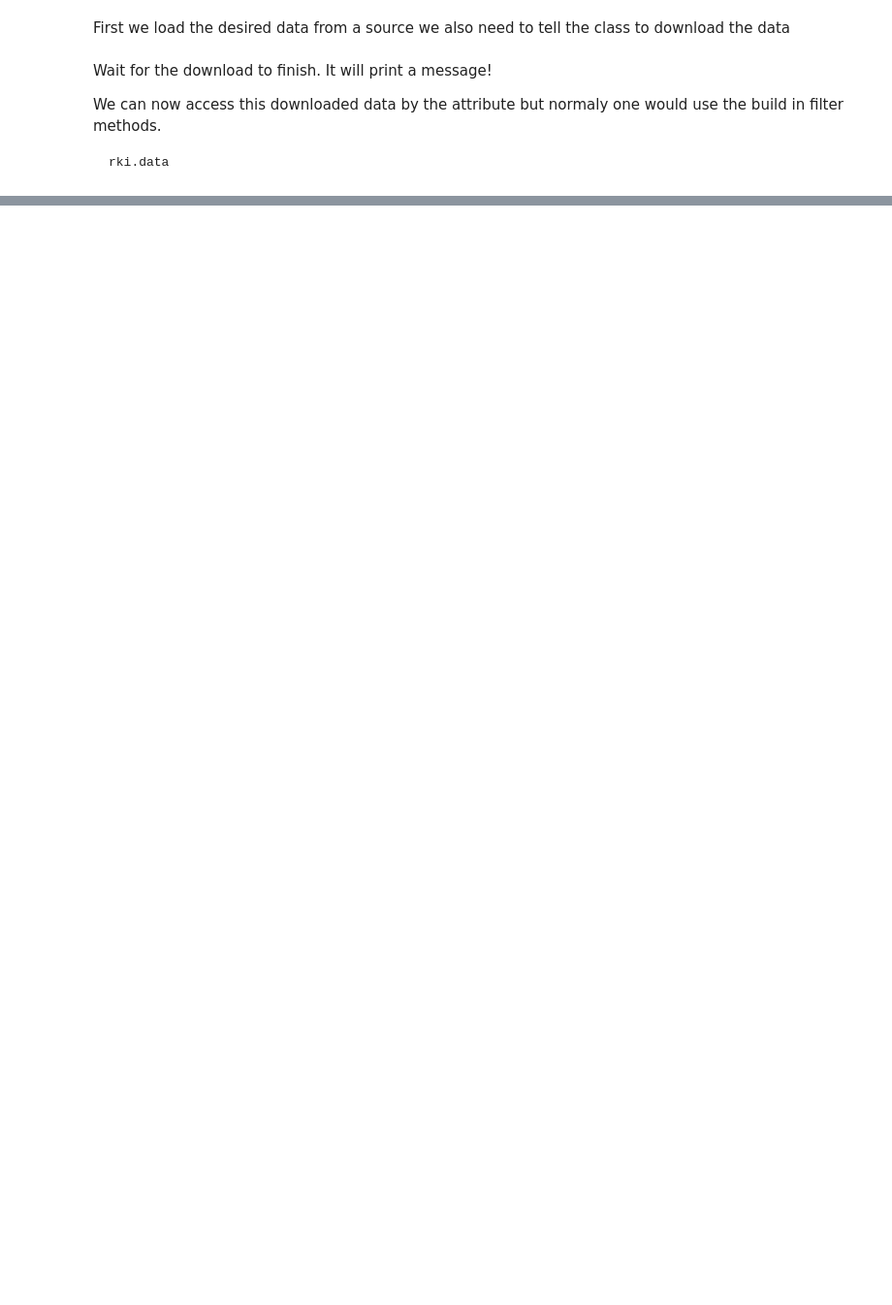
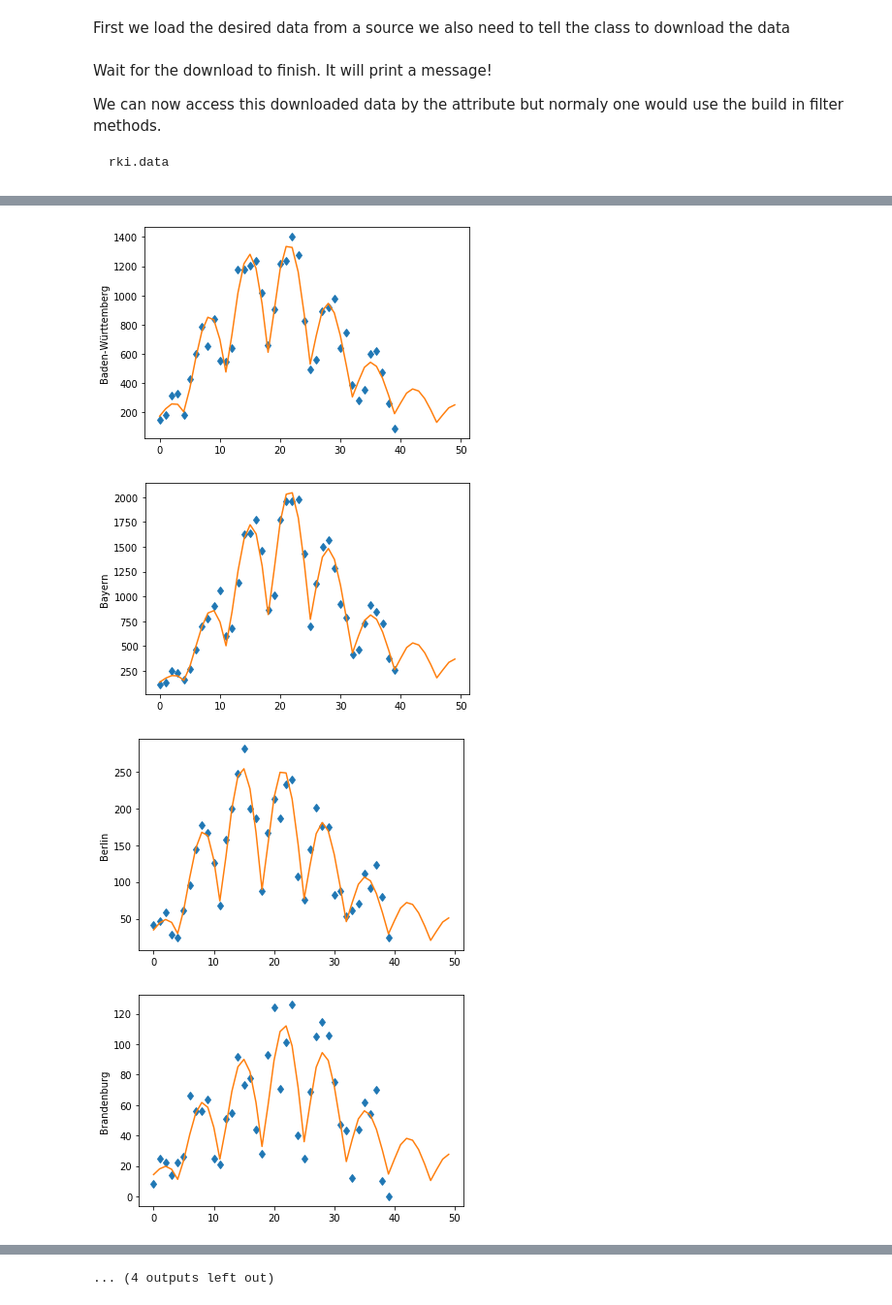
Before and after one commit to Priesemann-Group/covid19_inference, a Jupyter notebook: scripts/example_bundeslaender.ipynb, the cells around one changed output, grey strips where cells are left out. Shown: that part at 97% size. Drawn from its saved outputs; the diff is of its cells as text; code cells hidden in the pictures; blank space fills up the shorter version.

````diff
--- a/scripts/example_bundeslaender.ipynb
+++ b/scripts/example_bundeslaender.ipynb
@@ -31,34 +34,38 @@ We can now access this downloaded data by the attribute but normaly one would us
 rki.data
 ```
 # %%
-df_bundeslaender = rki.filter_all_bundesland('2020-03-10', '2020-04-13')
+df_bundeslaender = rki.filter_all_bundesland('2020-03-10', '2020-04-19')
 new_cases_obs = np.diff(np.array(df_bundeslaender),axis=0)[:,:]
 
 
 date_begin_data = datetime.datetime(2020,3,10)
-date_end_data   = datetime.datetime(2020,3,13)
+date_end_data   = datetime.datetime(2020,4,19)
 diff_data_sim = 16 # should be significantly larger than the expected delay, in
                    # order to always fit the same number of data points.
 num_days_forecast = 10
 
-prior_date_mild_dist_begin =  datetime.datetime(2020,3,9)
-prior_date_strong_dist_begin =  datetime.datetime(2020,3,16)
-prior_date_contact_ban_begin =  datetime.datetime(2020,3,23)
+prior_date_mild_dist_begin =  datetime.datetime(2020,3,11)
+prior_date_strong_dist_begin =  datetime.datetime(2020,3,18)
+prior_date_contact_ban_begin =  datetime.datetime(2020,3,25)
+
 
 change_points = [dict(pr_mean_date_transient = prior_date_mild_dist_begin,
-                      pr_sigma_date_transient = 6,
+                      pr_sigma_date_transient = 1.5,
                       pr_median_lambda = 0.2,
-                      pr_sigma_lambda = 1),
+                      pr_sigma_lambda = 0.5,
+                     pr_sigma_transient_len=0.5),
                  dict(pr_mean_date_transient = prior_date_strong_dist_begin,
-                      pr_sigma_date_transient = 6,
+                      pr_sigma_date_transient = 1.5,
                       pr_median_lambda = 1/8,
-                      pr_sigma_lambda = 1),
+                      pr_sigma_lambda = 0.5,
+                     pr_sigma_transient_len=0.5),
                  dict(pr_mean_date_transient = prior_date_contact_ban_begin,
-                      pr_sigma_date_transient = 6,
+                      pr_sigma_date_transient = 1.5,
                       pr_median_lambda = 1/8/2,
-                      pr_sigma_lambda = 1)]
+                      pr_sigma_lambda = 0.5,
+                     pr_sigma_transient_len=0.5)];
 # %%
-params_model = dict(new_cases_obs = new_cases_obs[:,0],
+params_model = dict(new_cases_obs = new_cases_obs[:],
                     date_begin_data = date_begin_data,
                     num_days_forecast = num_days_forecast,
                     diff_data_sim = diff_data_sim,
@@ -67,10 +74,10 @@ params_model = dict(new_cases_obs = new_cases_obs[:,0],
 # of each state
 
 with cov19.Cov19_Model(**params_model) as model:
-    lambda_t_log = cov19.lambda_t_with_sigmoids(pr_median_lambda_0 = 0.4,
+    lambda_t_log = cov19.lambda_t_with_sigmoids(pr_median_lambda_0 = 0.4, pr_sigma_lambda_0 = 0.5,
                                                 change_points_list = change_points)
 
-    new_I_t = cov19.SIR(lambda_t_log, pr_median_mu=1/8)
+    new_I_t = cov19.SIR(lambda_t_log, pr_median_mu=1/8, pr_beta_I_begin=20)
 
     new_cases_inferred_raw = cov19.delay_cases(new_I_t, pr_median_delay=10,
                                                pr_median_scale_delay=0.3)
@@ -81,2 +92,2 @@ with cov19.Cov19_Model(**params_model) as model:
 # %%
-trace = pm.sample(model=model, tune=500, draws=500)
+trace = pm.sample(model=model, tune=4000, draws=2000, init='advi+adapt_diag')
@@ -84,0 +106,11 @@ plt.plot(np.median(trace.new_cases, axis=0))
+# %%
+for i in range(16):
+    plt.figure()
+    plt.plot(new_cases_obs[:,i], 'd')
+    plt.plot(np.median(trace.new_cases[:,:,i], axis=0))
+    plt.ylabel(df_bundeslaender.columns[i])
+# %% [output]
+[figure, added]
+[figure, added]
+[figure, added]
+[figure, added]
@@ -84,0 +125 @@ plt.plot(np.median(trace.new_cases, axis=0))
+... (4 outputs left out)
````
Also changed, not shown: parts of 8 cells of this notebook, 1 other file.
